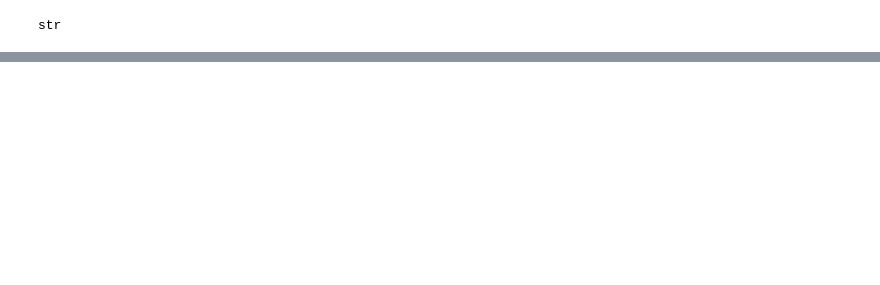
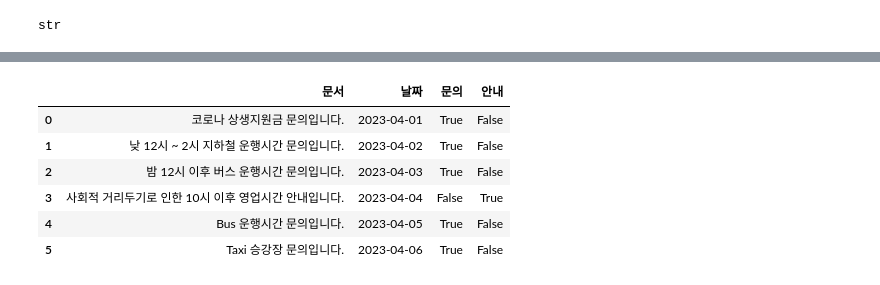
Before and after one commit to byulrim/SelfPacedStudyForPython, a Jupyter notebook: Basic Python for text analystics.ipynb, the cells around one changed output, grey strips where cells are left out. Cells and saved outputs as stored; diff of their text form; code cells hidden in the pictures; blank space fills up the shorter version.

```diff
--- a/Basic Python for text analystics.ipynb
+++ b/Basic Python for text analystics.ipynb
@@ -128,0 +238,11 @@ df.loc[0, "문서"]
+# %%
+df["안내"] = df["문서"].str.contains("안내")
+df
+# %% [output]
+|  | 문서 | 날짜 | 문의 | 안내 |
+| 0 | 코로나 상생지원금 문의입니다. | 2023-04-01 | True | False |
+| 1 | 낮 12시 ~ 2시 지하철 운행시간 문의입니다. | 2023-04-02 | True | False |
+| 2 | 밤 12시 이후 버스 운행시간 문의입니다. | 2023-04-03 | True | False |
+| 3 | 사회적 거리두기로 인한 10시 이후 영업시간 안내입니다. | 2023-04-04 | False | True |
+| 4 | Bus 운행시간 문의입니다. | 2023-04-05 | True | False |
+| 5 | Taxi 승강장 문의입니다. | 2023-04-06 | True | False |
```
Also changed, not shown: parts of 24 cells of this notebook.
